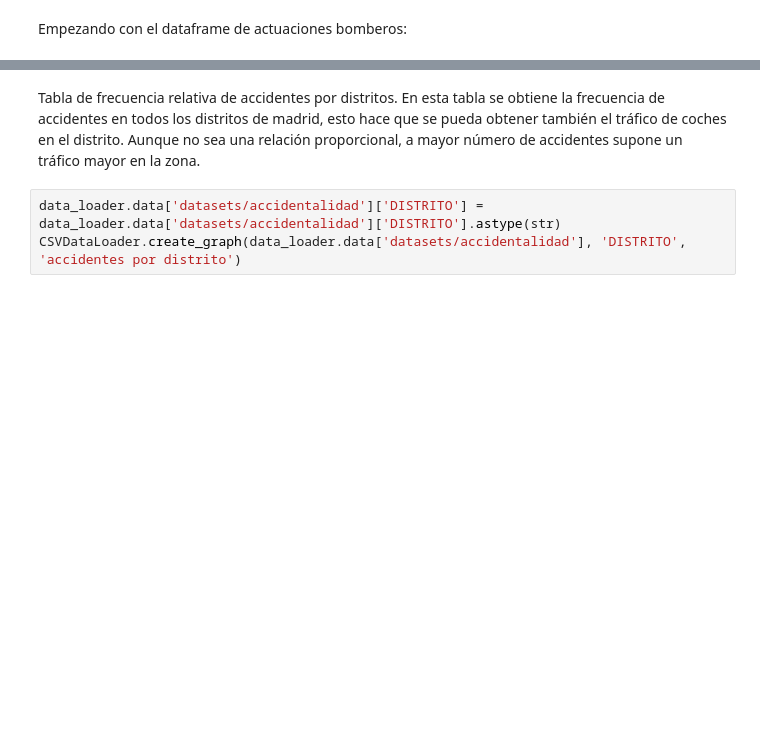
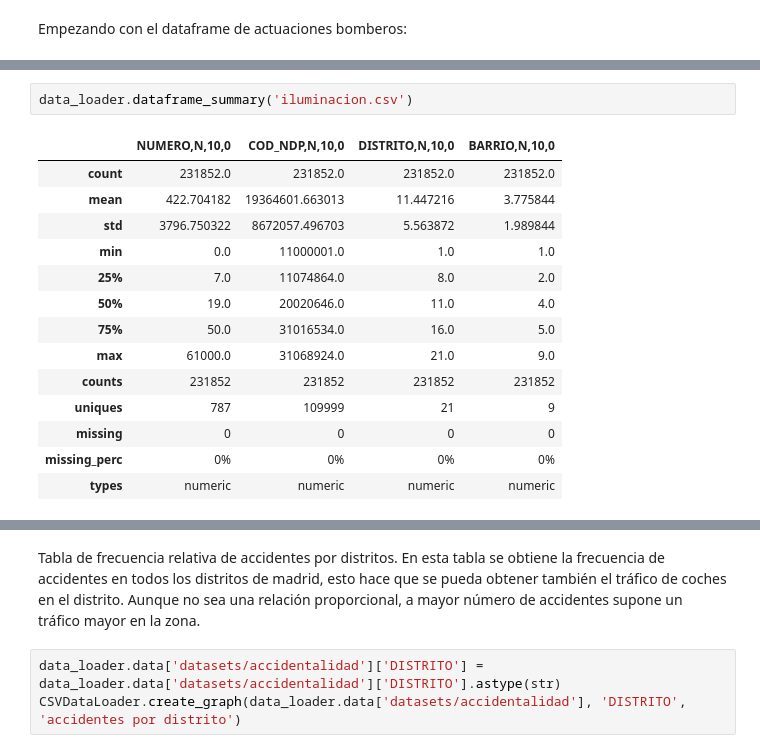
Before and after one commit to paula-gomezlucas/POD, a Jupyter notebook: CuadernoV1.ipynb, the cells around one changed output, grey strips where cells are left out. Saved outputs shown, nothing was run; the diff lists cells and outputs as text; blank space fills up the shorter version.

```diff
--- a/CuadernoV1.ipynb
+++ b/CuadernoV1.ipynb
@@ -827,0 +1190,17 @@ data_loader.get_info('datasets/accidentalidad')
+# %%
+data_loader.dataframe_summary('iluminacion.csv')
+# %% [output]
+|  | NUMERO,N,10,0 | COD_NDP,N,10,0 | DISTRITO,N,10,0 | BARRIO,N,10,0 |
+| count | 231852.0 | 231852.0 | 231852.0 | 231852.0 |
+| mean | 422.704182 | 19364601.663013 | 11.447216 | 3.775844 |
+| std | 3796.750322 | 8672057.496703 | 5.563872 | 1.989844 |
+| min | 0.0 | 11000001.0 | 1.0 | 1.0 |
+| 25% | 7.0 | 11074864.0 | 8.0 | 2.0 |
+| 50% | 19.0 | 20020646.0 | 11.0 | 4.0 |
+| 75% | 50.0 | 31016534.0 | 16.0 | 5.0 |
+| max | 61000.0 | 31068924.0 | 21.0 | 9.0 |
+| counts | 231852 | 231852 | 231852 | 231852 |
+| uniques | 787 | 109999 | 21 | 9 |
+| missing | 0 | 0 | 0 | 0 |
+| missing_perc | 0% | 0% | 0% | 0% |
+| types | numeric | numeric | numeric | numeric |
```
Also changed, not shown: parts of 42 cells of this notebook, 1 other file.
